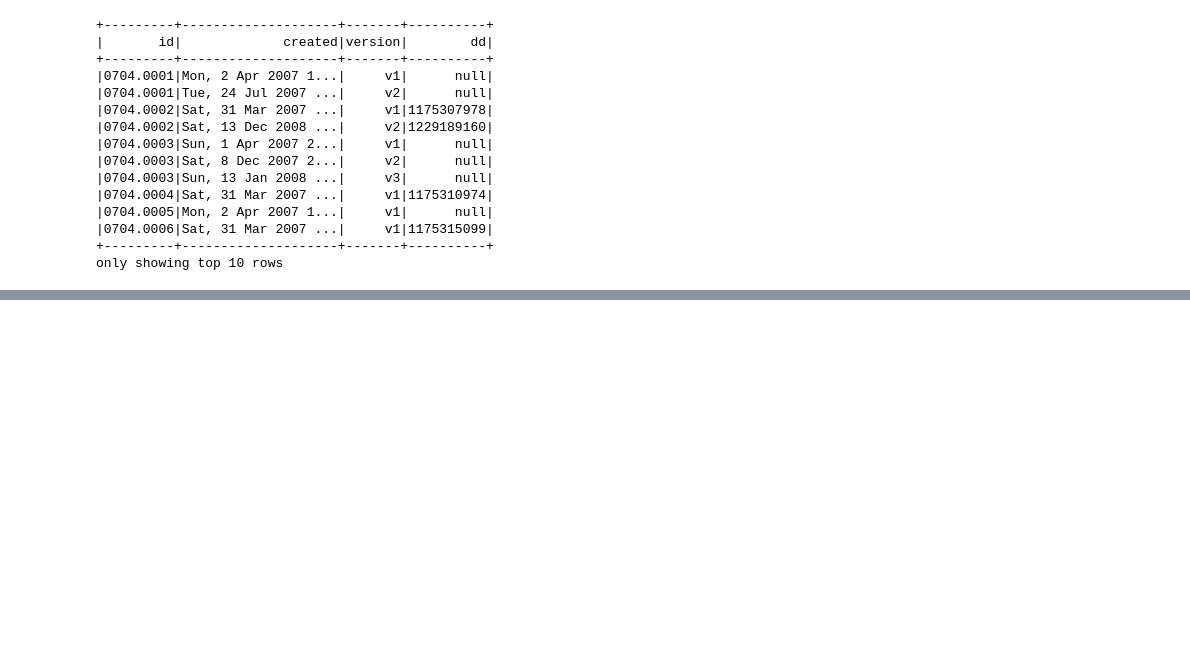
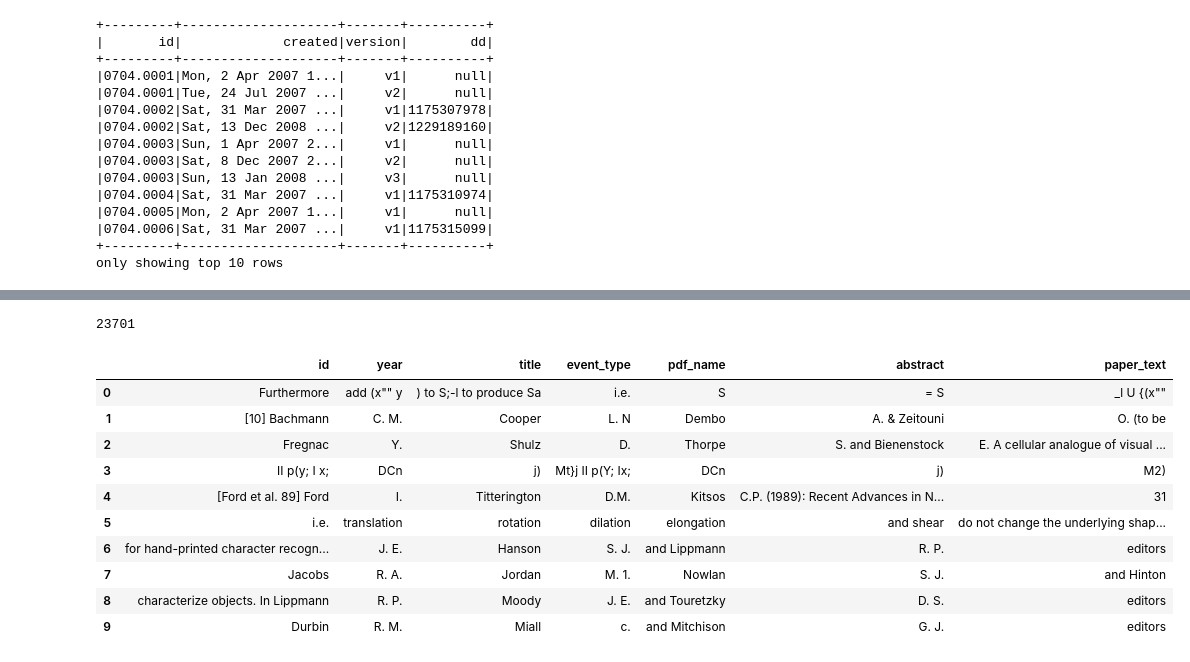
Before and after one commit to gariciodaro/arXiv-haystack-app, a Jupyter notebook: spark_test.ipynb, the cells around one changed output, grey strips where cells are left out. Saved outputs shown, nothing was run; the diff lists cells and outputs as text; code cells hidden in the pictures; blank space fills up the shorter version.

```diff
--- a/spark_test.ipynb
+++ b/spark_test.ipynb
@@ -289,0 +307,3 @@ Tue, 24 Jul 2007 20:10:27 GMT
+# %%
+
+df2 = spark.read.csv('/home/gari/Desktop/final_project/input_data/papers.csv',header=True)
@@ -289,0 +328,18 @@ Tue, 24 Jul 2007 20:10:27 GMT
+# %%
+df2.na.drop().count()
+# %% [output]
+23701
+# %%
+df2.na.drop().limit(10).toPandas()
+# %% [output]
+|  | id | year | title | event_type | pdf_name | abstract | paper_text |
+| 0 | Furthermore | add (x"" y | ) to S;-l to produce Sa | i.e. | S | = S | _l U {(x"" |
+| 1 | [10] Bachmann | C. M. | Cooper | L. N | Dembo | A. & Zeitouni | O. (to be |
+| 2 | Fregnac | Y. | Shulz | D. | Thorpe | S. and Bienenstock | E. A cellular analogue of visual ... |
+| 3 | II p(y; I x; | DCn | j) | Mt}j II p(Y; Ix; | DCn | j) | M2) |
+| 4 | [Ford et al. 89] Ford | I. | Titterington | D.M. | Kitsos | C.P. (1989): Recent Advances in N... | 31 |
+| 5 | i.e. | translation | rotation | dilation | elongation | and shear | do not change the underlying shap... |
+| 6 | for hand-printed character recogn... | J. E. | Hanson | S. J. | and Lippmann | R. P. | editors |
+| 7 | Jacobs | R. A. | Jordan | M. 1. | Nowlan | S. J. | and Hinton |
+| 8 | characterize objects. In Lippmann | R. P. | Moody | J. E. | and Touretzky | D. S. | editors |
+| 9 | Durbin | R. M. | Miall | c. | and Mitchison | G. J. | editors |
```
Also changed, not shown: parts of 25 cells of this notebook, 53 other files.
